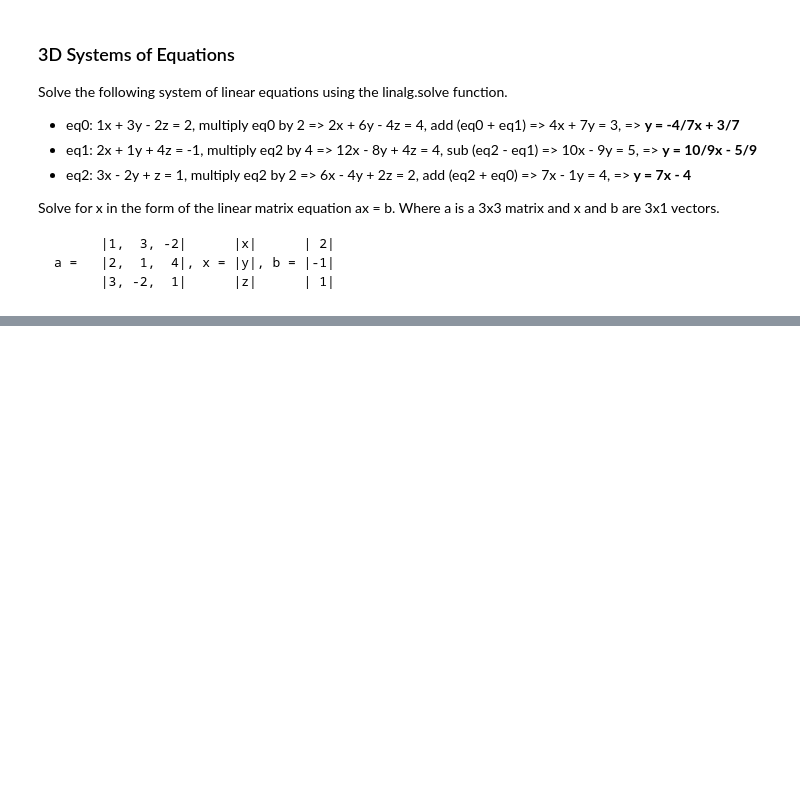
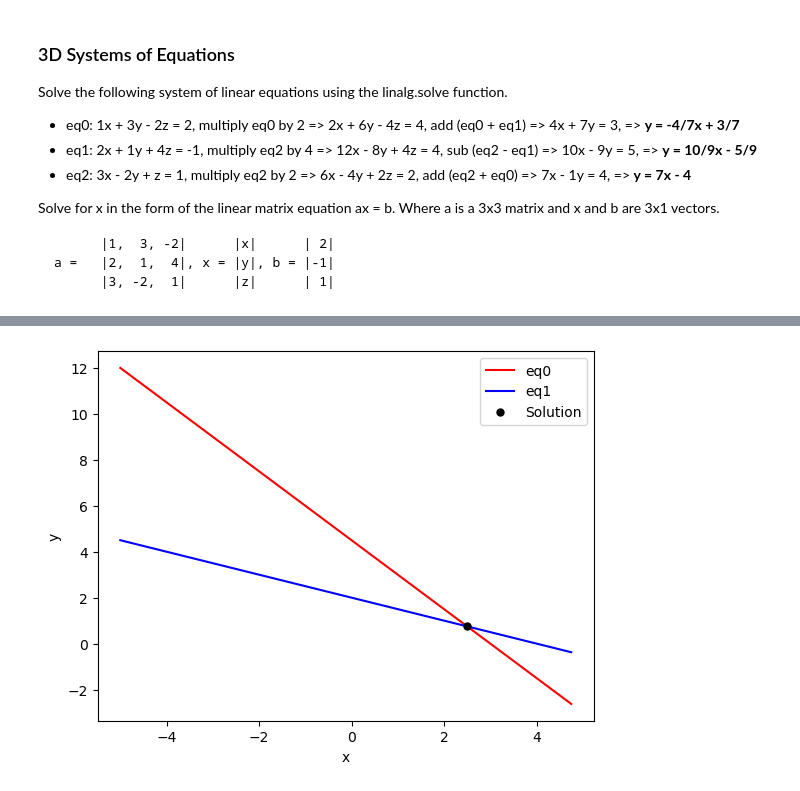
Before and after one commit to JimGile/math-stuff, a Jupyter notebook: src/linear-algebra/first_order_2d_3d.ipynb, the cells around one changed output, grey strips where cells are left out. Saved outputs shown, nothing was run; the diff lists cells and outputs as text; code cells hidden in the pictures; blank space fills up the shorter version.

```diff
--- a/src/linear-algebra/first_order_2d_3d.ipynb
+++ b/src/linear-algebra/first_order_2d_3d.ipynb
@@ -238,0 +328,12 @@ plt.show()
+# %%
+# Test 2d system of linear equations
+from SystemOfEquations import FoSysEq
+
+a_2d = np.array([[3, 2], [2, 4]])
+b_2d = np.array([9, 8])
+sys_eq_2d = FoSysEq(a_2d, b_2d)
+fig, ax = sys_eq_2d.plot_solution()
+ax.legend()
+plt.show()
+# %% [output]
+[figure, added]
```
Also changed, not shown: parts of 15 cells of this notebook, 1 other file.
